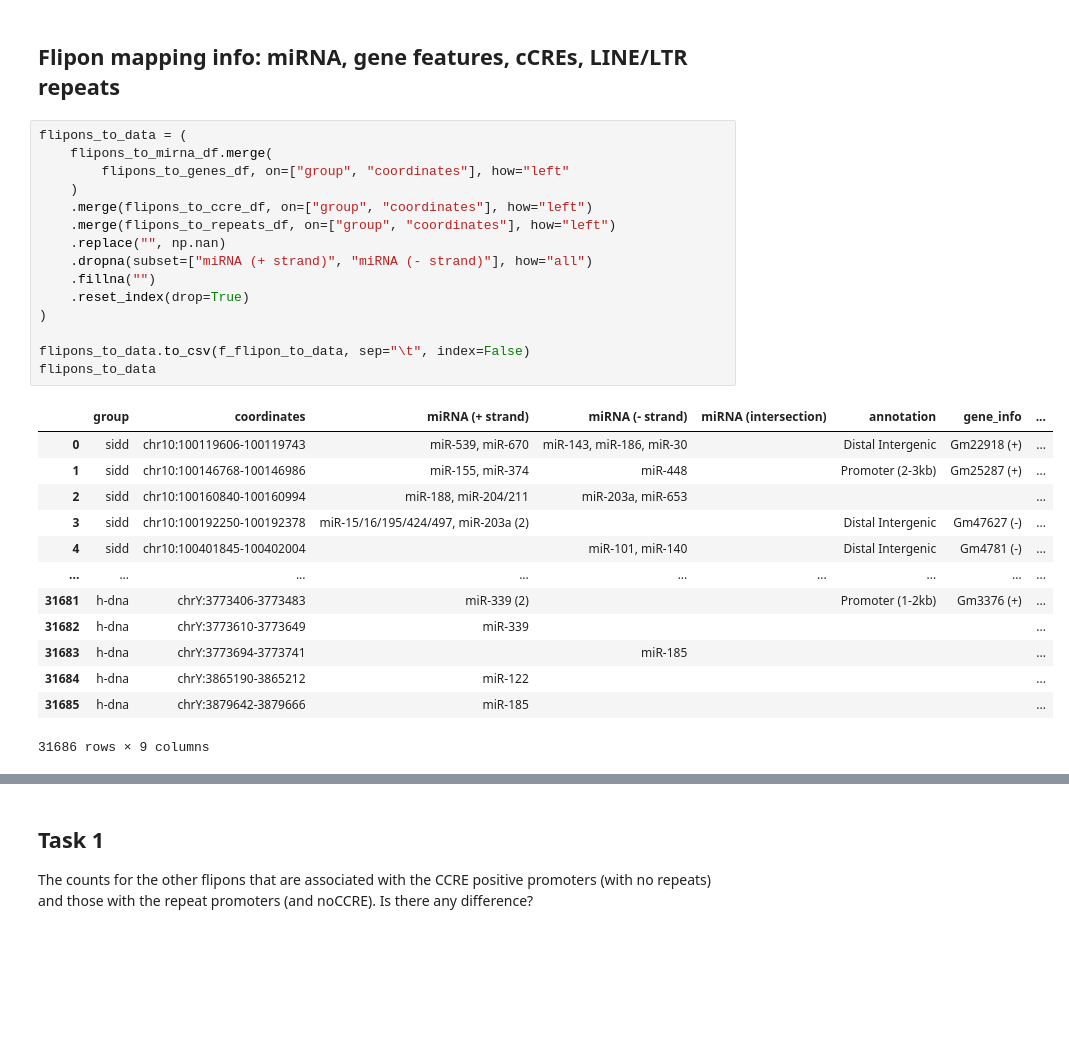
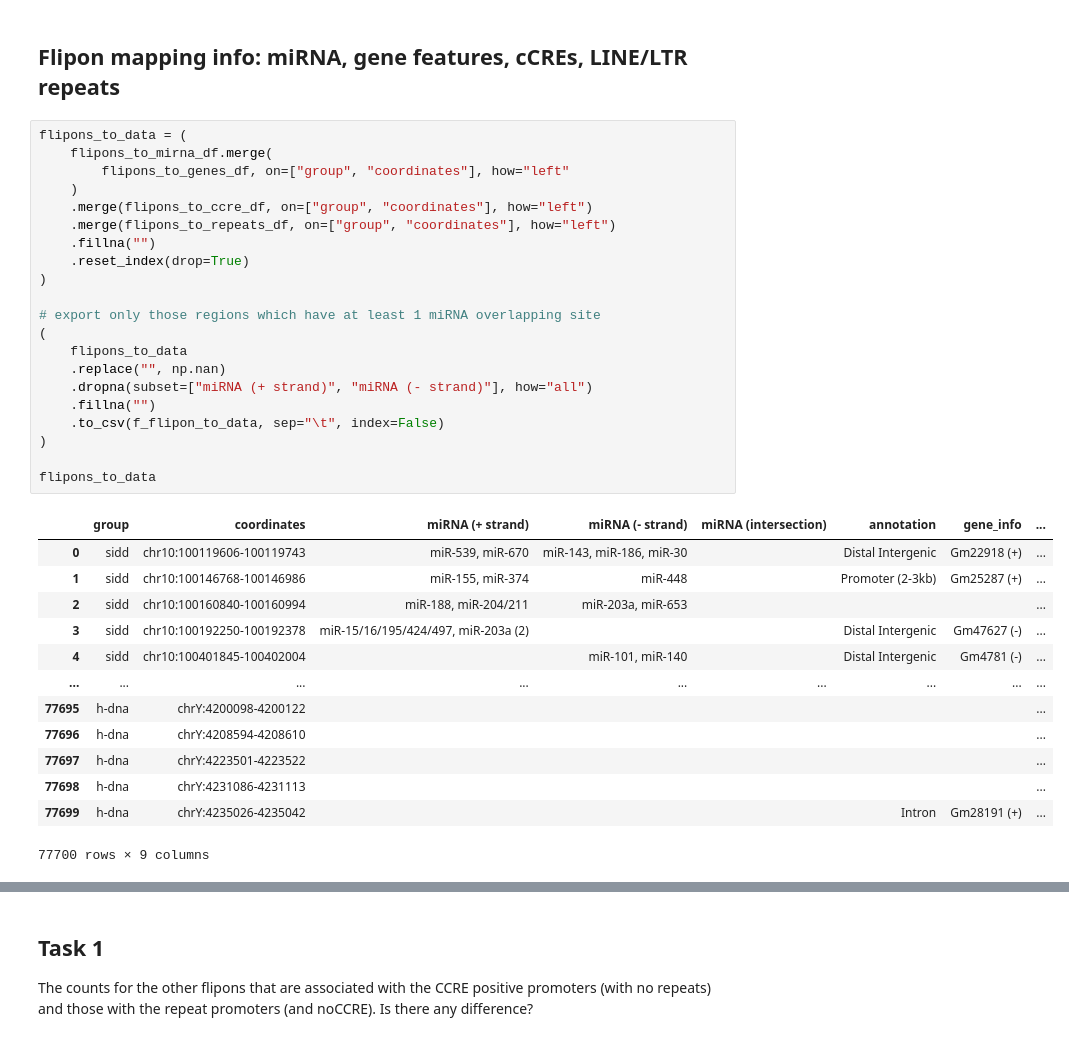
Before and after one commit to theopavlove/article_conserved_miRNA, a Jupyter notebook: notebooks/2022-08-26-miRNA_counts.ipynb, the cells around one changed output, grey strips where cells are left out. Cells and saved outputs as stored; diff of their text form; blank space fills up the shorter version.

```diff
--- a/notebooks/2022-08-26-miRNA_counts.ipynb
+++ b/notebooks/2022-08-26-miRNA_counts.ipynb
@@ -432,29 +436,35 @@ flipons_to_repeats_df
 # %%
 flipons_to_data = (
     flipons_to_mirna_df.merge(
         flipons_to_genes_df, on=["group", "coordinates"], how="left"
     )
     .merge(flipons_to_ccre_df, on=["group", "coordinates"], how="left")
     .merge(flipons_to_repeats_df, on=["group", "coordinates"], how="left")
-    .replace("", np.nan)
-    .dropna(subset=["miRNA (+ strand)", "miRNA (- strand)"], how="all")
     .fillna("")
     .reset_index(drop=True)
 )
 
-flipons_to_data.to_csv(f_flipon_to_data, sep="\t", index=False)
+# export only those regions which have at least 1 miRNA overlapping site
+(
+    flipons_to_data
+    .replace("", np.nan)
+    .dropna(subset=["miRNA (+ strand)", "miRNA (- strand)"], how="all")
+    .fillna("")
+    .to_csv(f_flipon_to_data, sep="\t", index=False)
+)
+
 flipons_to_data
 # %% [output]
 |  | group | coordinates | miRNA (+ strand) | miRNA (- strand) | miRNA (intersection) | annotation | gene_info | ... |
 | 0 | sidd | chr10:100119606-100119743 | miR-539, miR-670 | miR-143, miR-186, miR-30 |  | Distal Intergenic | Gm22918 (+) | ... |
 | 1 | sidd | chr10:100146768-100146986 | miR-155, miR-374 | miR-448 |  | Promoter (2-3kb) | Gm25287 (+) | ... |
 | 2 | sidd | chr10:100160840-100160994 | miR-188, miR-204/211 | miR-203a, miR-653 |  |  |  | ... |
 | 3 | sidd | chr10:100192250-100192378 | miR-15/16/195/424/497, miR-203a (2) |  |  | Distal Intergenic | Gm47627 (-) | ... |
 | 4 | sidd | chr10:100401845-100402004 |  | miR-101, miR-140 |  | Distal Intergenic | Gm4781 (-) | ... |
 | ... | ... | ... | ... | ... | ... | ... | ... | ... |
-| 31681 | h-dna | chrY:3773406-3773483 | miR-339 (2) |  |  | Promoter (1-2kb) | Gm3376 (+) | ... |
-| 31682 | h-dna | chrY:3773610-3773649 | miR-339 |  |  |  |  | ... |
-| 31683 | h-dna | chrY:3773694-3773741 |  | miR-185 |  |  |  | ... |
-| 31684 | h-dna | chrY:3865190-3865212 | miR-122 |  |  |  |  | ... |
-| 31685 | h-dna | chrY:3879642-3879666 | miR-185 |  |  |  |  | ... |
+| 77695 | h-dna | chrY:4200098-4200122 |  |  |  |  |  | ... |
+| 77696 | h-dna | chrY:4208594-4208610 |  |  |  |  |  | ... |
+| 77697 | h-dna | chrY:4223501-4223522 |  |  |  |  |  | ... |
+| 77698 | h-dna | chrY:4231086-4231113 |  |  |  |  |  | ... |
+| 77699 | h-dna | chrY:4235026-4235042 |  |  |  | Intron | Gm28191 (+) | ... |
-31686 rows × 9 columns
+77700 rows × 9 columns
```
Also changed, not shown: parts of 18 cells of this notebook, 19 other files.
